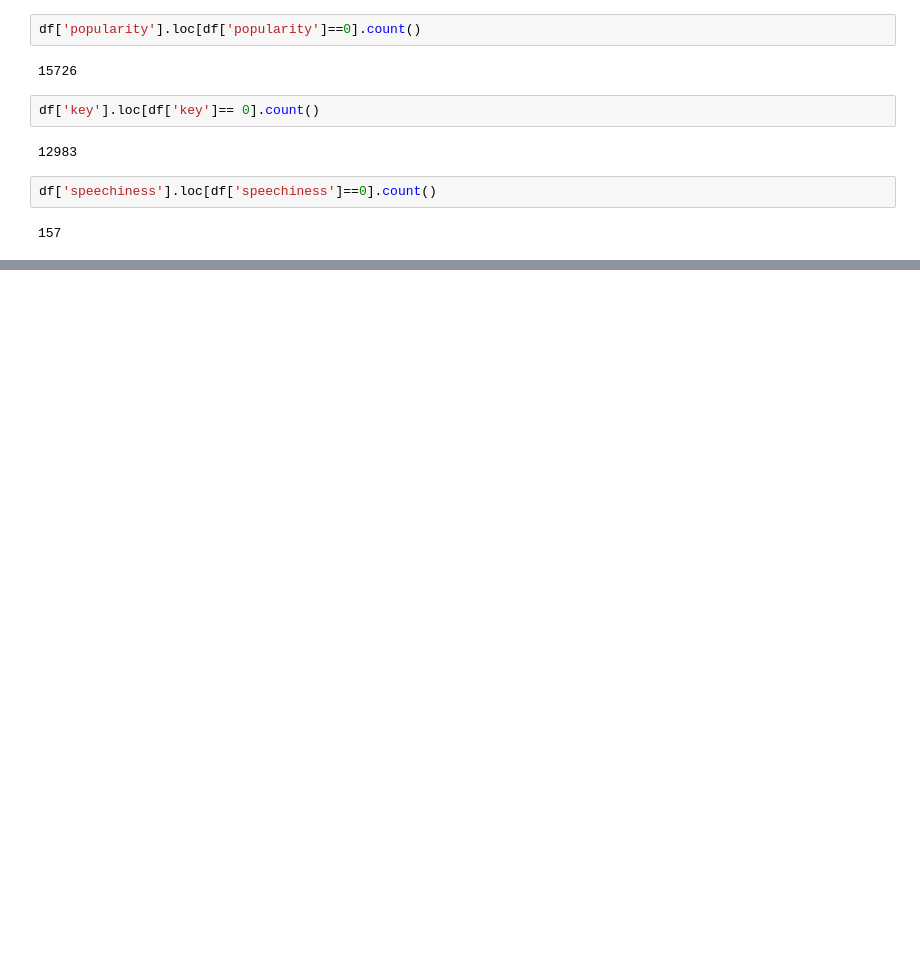
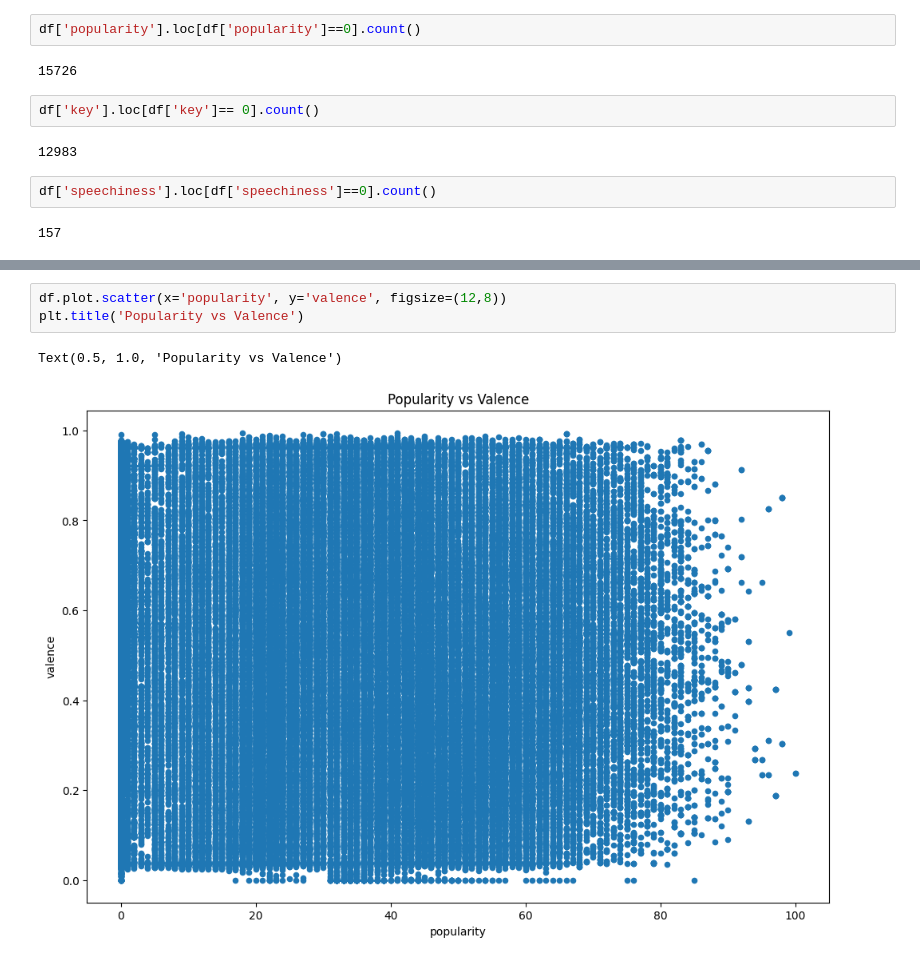
Before and after one commit to CC-Sev/spotify_analysis, a Jupyter notebook: eda.ipynb, the cells around one changed output, grey strips where cells are left out. Drawn from its saved outputs; the diff is of its cells as text; blank space fills up the shorter version.

```diff
--- a/eda.ipynb
+++ b/eda.ipynb
@@ -177,0 +409,6 @@ Creating plots and graphs like histograms, scatter plots, box plots, and bar cha
+# %%
+df.plot.scatter(x='popularity', y='valence', figsize=(12,8))
+plt.title('Popularity vs Valence')
+# %% [output]
+Text(0.5, 1.0, 'Popularity vs Valence')
+[figure, added]
```
Also changed, not shown: parts of 33 cells of this notebook.
